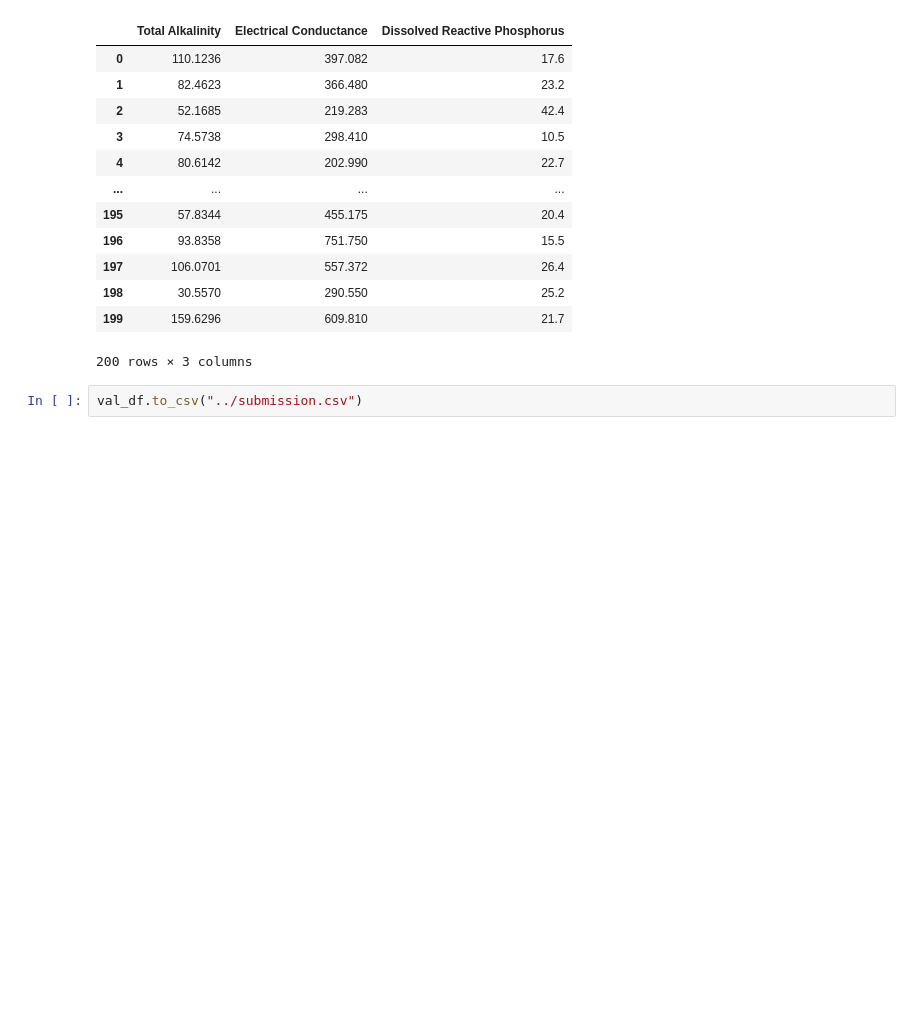
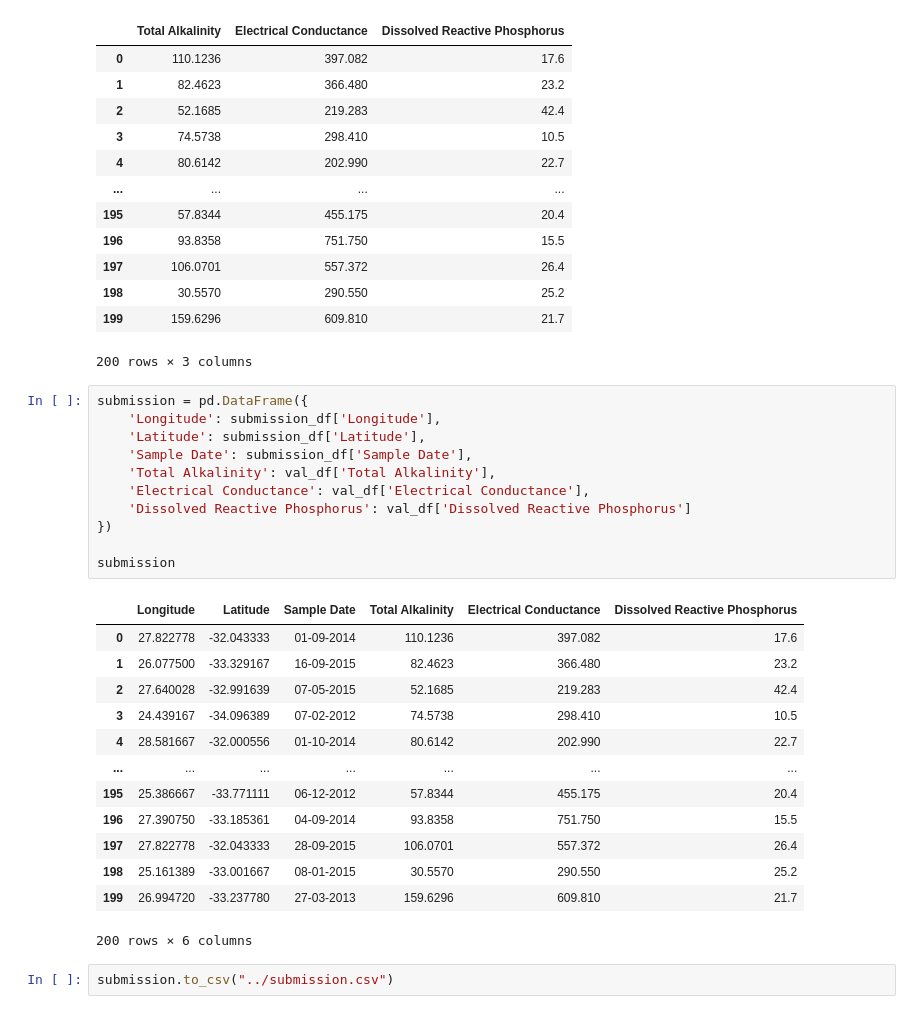
Before and after one commit to rohan-projects01/EY-AI-And-Data-Challenge, a Jupyter notebook: models/super_learner.ipynb, the cells around one changed output. Drawn from its saved outputs; the diff is of its cells as text; blank space fills up the shorter version.

```diff
--- a/models/super_learner.ipynb
+++ b/models/super_learner.ipynb
@@ -239,5 +239,30 @@ val_df
 | 198 | 30.5570 | 290.550 | 25.2 |
 | 199 | 159.6296 | 609.810 | 21.7 |
 200 rows × 3 columns
+# %%
+submission = pd.DataFrame({
+    'Longitude': submission_df['Longitude'],
+    'Latitude': submission_df['Latitude'],
+    'Sample Date': submission_df['Sample Date'],
+    'Total Alkalinity': val_df['Total Alkalinity'],
+    'Electrical Conductance': val_df['Electrical Conductance'],
+    'Dissolved Reactive Phosphorus': val_df['Dissolved Reactive Phosphorus']
+})
+
+submission
+# %% [output]
+|  | Longitude | Latitude | Sample Date | Total Alkalinity | Electrical Conductance | Dissolved Reactive Phosphorus |
+| 0 | 27.822778 | -32.043333 | 01-09-2014 | 110.1236 | 397.082 | 17.6 |
+| 1 | 26.077500 | -33.329167 | 16-09-2015 | 82.4623 | 366.480 | 23.2 |
+| 2 | 27.640028 | -32.991639 | 07-05-2015 | 52.1685 | 219.283 | 42.4 |
+| 3 | 24.439167 | -34.096389 | 07-02-2012 | 74.5738 | 298.410 | 10.5 |
+| 4 | 28.581667 | -32.000556 | 01-10-2014 | 80.6142 | 202.990 | 22.7 |
+| ... | ... | ... | ... | ... | ... | ... |
+| 195 | 25.386667 | -33.771111 | 06-12-2012 | 57.8344 | 455.175 | 20.4 |
+| 196 | 27.390750 | -33.185361 | 04-09-2014 | 93.8358 | 751.750 | 15.5 |
+| 197 | 27.822778 | -32.043333 | 28-09-2015 | 106.0701 | 557.372 | 26.4 |
+| 198 | 25.161389 | -33.001667 | 08-01-2015 | 30.5570 | 290.550 | 25.2 |
+| 199 | 26.994720 | -33.237780 | 27-03-2013 | 159.6296 | 609.810 | 21.7 |
+200 rows × 6 columns
 # %%
-val_df.to_csv("../submission.csv")
+submission.to_csv("../submission.csv")
```
Also changed, not shown: 1 other file.
